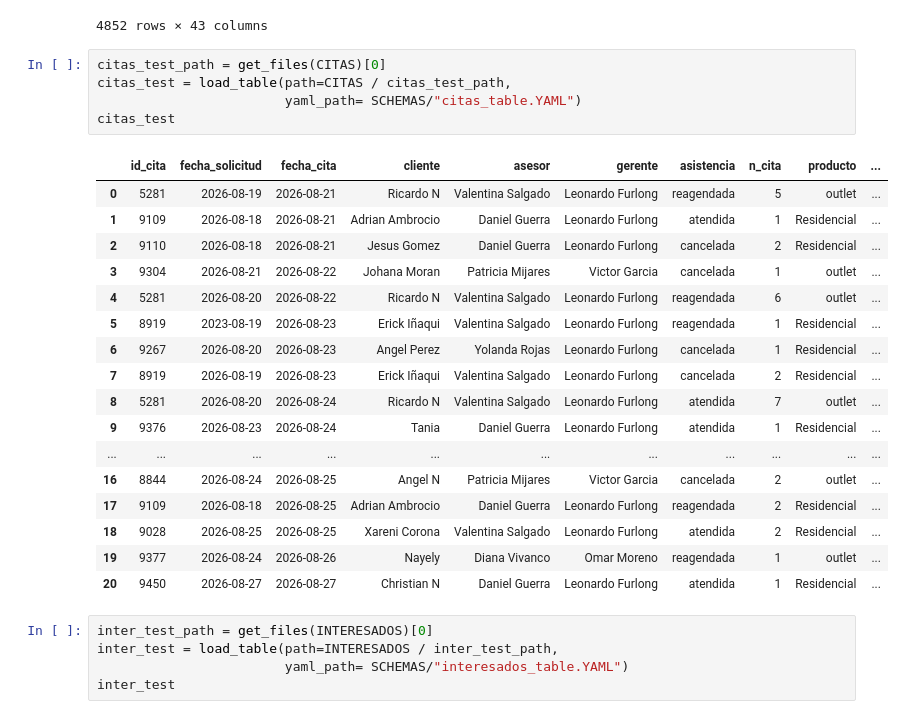
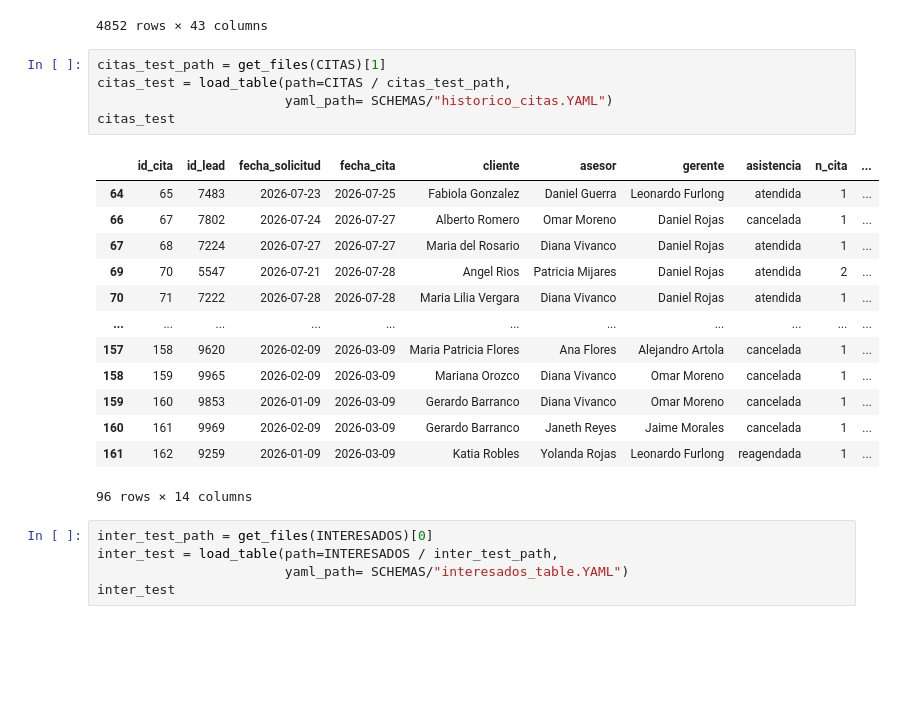
Before and after one commit to epsilondenso/ALTALTIUM-KPI-s, a Jupyter notebook: notebooks/load_tables_test.ipynb, the cells around one changed output. Drawn from its saved outputs; the diff is of its cells as text; blank space fills up the shorter version.

Commit message:
Se inserta con éxito el histórico de citas

```diff
--- a/notebooks/load_tables_test.ipynb
+++ b/notebooks/load_tables_test.ipynb
@@ -24,28 +25,24 @@ test
 | 4851 | 9754 | Granados | Granados | aguilar.bienes33@gmail.com | 5641235367 | Inmuebles24 | departamento | comprar | 2165000 | CDMX | ... |
 4852 rows × 43 columns
 # %%
-citas_test_path = get_files(CITAS)[0]
+citas_test_path = get_files(CITAS)[1]
 citas_test = load_table(path=CITAS / citas_test_path,
-                        yaml_path= SCHEMAS/"citas_table.YAML")
+                        yaml_path= SCHEMAS/"historico_citas.YAML")
 citas_test
 # %% [output]
-|  | id_cita | fecha_solicitud | fecha_cita | cliente | asesor | gerente | asistencia | n_cita | producto | ... |
-| 0 | 5281 | 2026-08-19 | 2026-08-21 | Ricardo N | Valentina Salgado | Leonardo Furlong | reagendada | 5 | outlet | ... |
-| 1 | 9109 | 2026-08-18 | 2026-08-21 | Adrian Ambrocio | Daniel Guerra | Leonardo Furlong | atendida | 1 | Residencial | ... |
-| 2 | 9110 | 2026-08-18 | 2026-08-21 | Jesus Gomez | Daniel Guerra | Leonardo Furlong | cancelada | 2 | Residencial | ... |
-| 3 | 9304 | 2026-08-21 | 2026-08-22 | Johana Moran | Patricia Mijares | Victor Garcia | cancelada | 1 | outlet | ... |
-| 4 | 5281 | 2026-08-20 | 2026-08-22 | Ricardo N | Valentina Salgado | Leonardo Furlong | reagendada | 6 | outlet | ... |
-| 5 | 8919 | 2023-08-19 | 2026-08-23 | Erick Iñaqui | Valentina Salgado | Leonardo Furlong | reagendada | 1 | Residencial | ... |
-| 6 | 9267 | 2026-08-20 | 2026-08-23 | Angel Perez | Yolanda Rojas | Leonardo Furlong | cancelada | 1 | Residencial | ... |
-| 7 | 8919 | 2026-08-19 | 2026-08-23 | Erick Iñaqui | Valentina Salgado | Leonardo Furlong | cancelada | 2 | Residencial | ... |
-| 8 | 5281 | 2026-08-20 | 2026-08-24 | Ricardo N | Valentina Salgado | Leonardo Furlong | atendida | 7 | outlet | ... |
-| 9 | 9376 | 2026-08-23 | 2026-08-24 | Tania | Daniel Guerra | Leonardo Furlong | atendida | 1 | Residencial | ... |
+|  | id_cita | id_lead | fecha_solicitud | fecha_cita | cliente | asesor | gerente | asistencia | n_cita | ... |
+| 64 | 65 | 7483 | 2026-07-23 | 2026-07-25 | Fabiola Gonzalez | Daniel Guerra | Leonardo Furlong | atendida | 1 | ... |
+| 66 | 67 | 7802 | 2026-07-24 | 2026-07-27 | Alberto Romero | Omar Moreno | Daniel Rojas | cancelada | 1 | ... |
+| 67 | 68 | 7224 | 2026-07-27 | 2026-07-27 | Maria del Rosario | Diana Vivanco | Daniel Rojas | atendida | 1 | ... |
+| 69 | 70 | 5547 | 2026-07-21 | 2026-07-28 | Angel Rios | Patricia Mijares | Daniel Rojas | atendida | 2 | ... |
+| 70 | 71 | 7222 | 2026-07-28 | 2026-07-28 | Maria Lilia Vergara | Diana Vivanco | Daniel Rojas | atendida | 1 | ... |
 | ... | ... | ... | ... | ... | ... | ... | ... | ... | ... | ... |
-| 16 | 8844 | 2026-08-24 | 2026-08-25 | Angel N | Patricia Mijares | Victor Garcia | cancelada | 2 | outlet | ... |
-| 17 | 9109 | 2026-08-18 | 2026-08-25 | Adrian Ambrocio | Daniel Guerra | Leonardo Furlong | reagendada | 2 | Residencial | ... |
-| 18 | 9028 | 2026-08-25 | 2026-08-25 | Xareni Corona | Valentina Salgado | Leonardo Furlong | atendida | 2 | Residencial | ... |
-| 19 | 9377 | 2026-08-24 | 2026-08-26 | Nayely | Diana Vivanco | Omar Moreno | reagendada | 1 | outlet | ... |
-| 20 | 9450 | 2026-08-27 | 2026-08-27 | Christian N | Daniel Guerra | Leonardo Furlong | atendida | 1 | Residencial | ... |
+| 157 | 158 | 9620 | 2026-02-09 | 2026-03-09 | Maria Patricia Flores | Ana Flores | Alejandro Artola | cancelada | 1 | ... |
+| 158 | 159 | 9965 | 2026-02-09 | 2026-03-09 | Mariana Orozco | Diana Vivanco | Omar Moreno | cancelada | 1 | ... |
+| 159 | 160 | 9853 | 2026-01-09 | 2026-03-09 | Gerardo Barranco | Diana Vivanco | Omar Moreno | cancelada | 1 | ... |
+| 160 | 161 | 9969 | 2026-02-09 | 2026-03-09 | Gerardo Barranco | Janeth Reyes | Jaime Morales | cancelada | 1 | ... |
+| 161 | 162 | 9259 | 2026-01-09 | 2026-03-09 | Katia Robles | Yolanda Rojas | Leonardo Furlong | reagendada | 1 | ... |
+96 rows × 14 columns
 # %%
 inter_test_path = get_files(INTERESADOS)[0]
 inter_test = load_table(path=INTERESADOS / inter_test_path,
```
Also changed, not shown: parts of 3 cells of this notebook, 2 other files.
